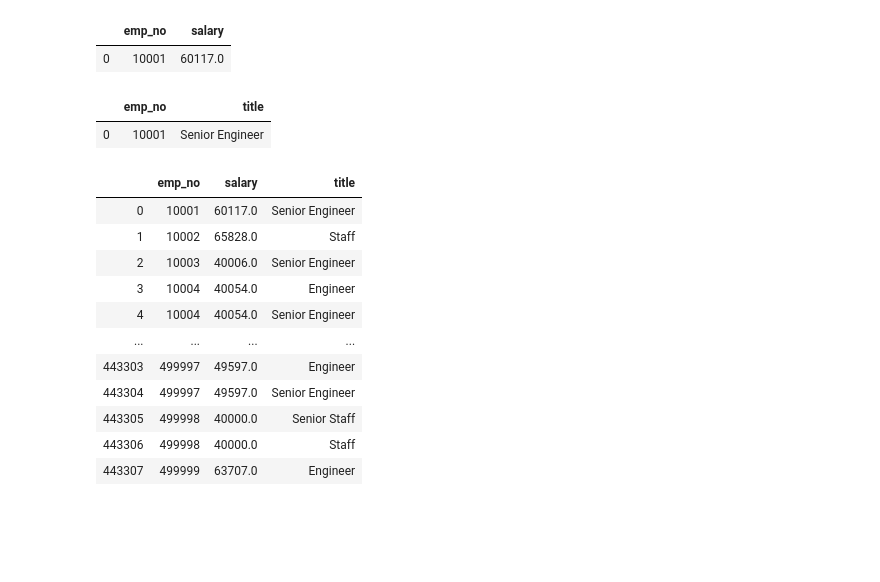
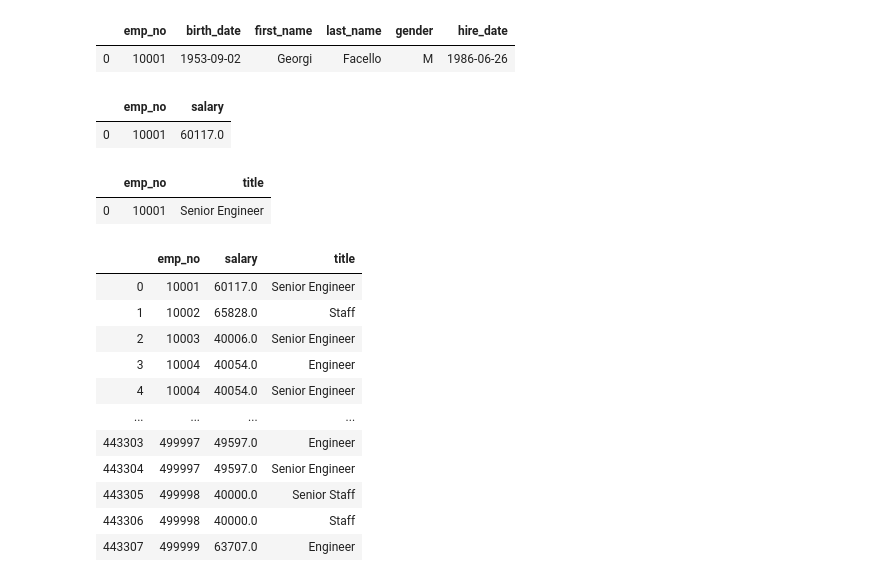
Before and after one commit to subilu84/SQL--challenge, a Jupyter notebook: company.ipynb, the cells around one changed output. Cells and saved outputs as stored; diff of their text form; code cells hidden in the pictures; blank space fills up the shorter version.

```diff
--- a/company.ipynb
+++ b/company.ipynb
@@ -10,2 +10,9 @@ engine = create_engine('postgresql://postgres:umaarvore@localhost:5432/homework'
 connection = engine.connect()
+# %%
+#Get the employee table
+emp_df = pd.read_sql('SELECT * FROM employees', connection)
+emp_df.head(1)
+# %% [output]
+|  | emp_no | birth_date | first_name | last_name | gender | hire_date |
+| 0 | 10001 | 1953-09-02 | Georgi | Facello | M | 1986-06-26 |
 # %%
```
Also changed, not shown: parts of 5 cells of this notebook, 8 other files.
